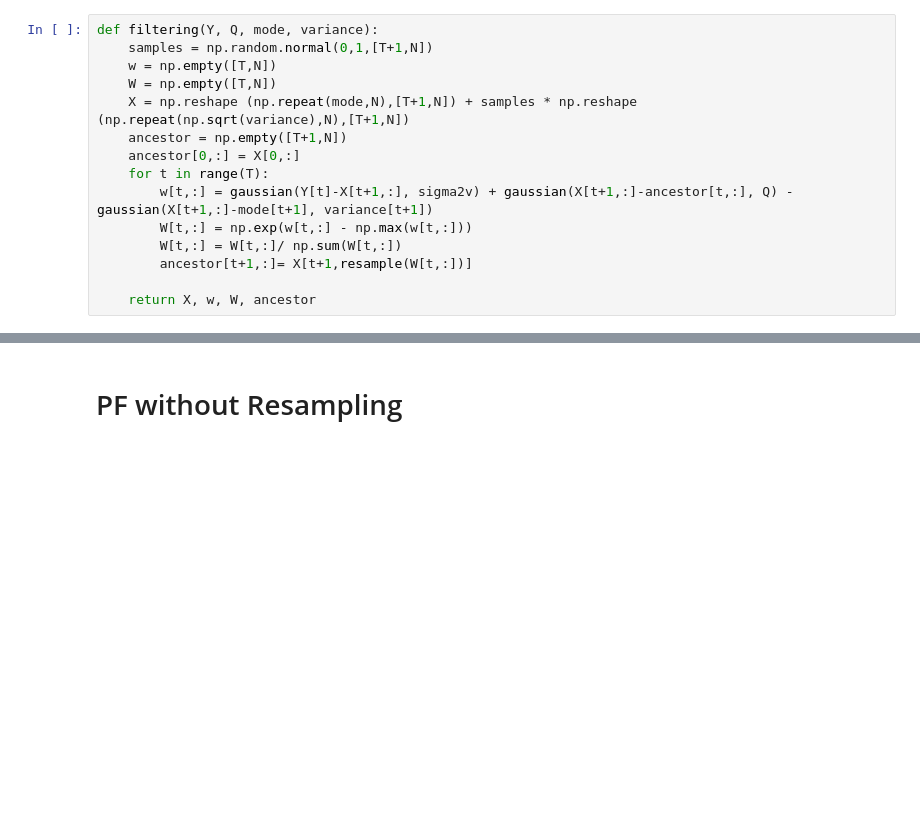
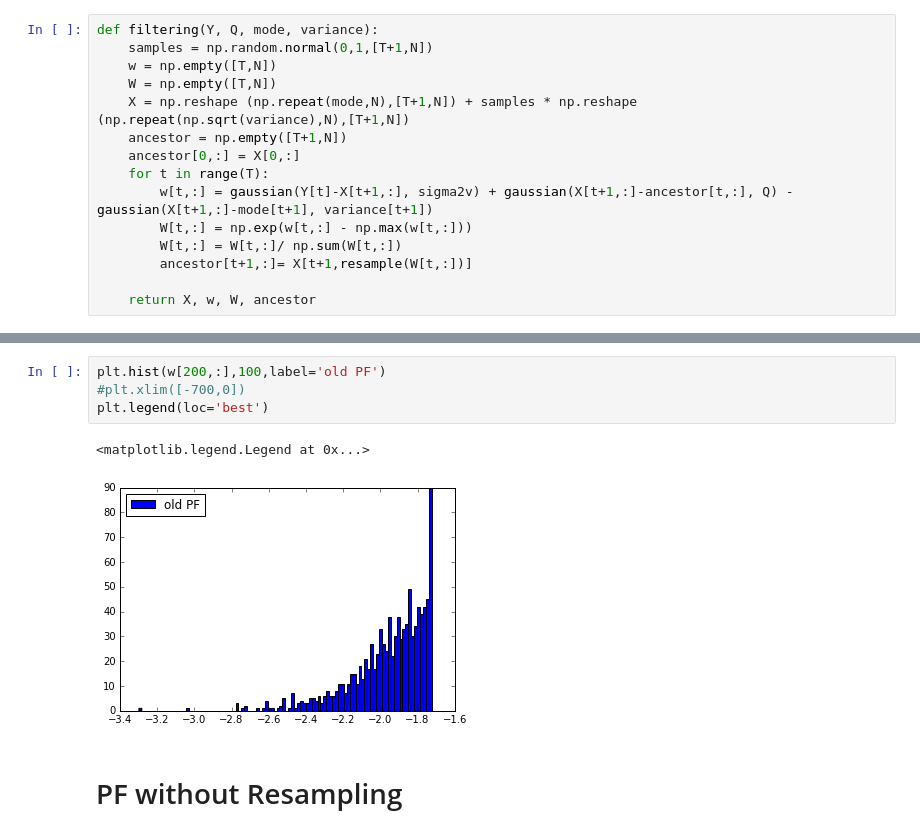
Before and after one commit to zyzdiana/ss_model_mixture, a Jupyter notebook: TEST_RESAMPLE.ipynb, the cells around one changed output, grey strips where cells are left out. Saved outputs shown, nothing was run; the diff lists cells and outputs as text; blank space fills up the shorter version.

```diff
--- a/TEST_RESAMPLE.ipynb
+++ b/TEST_RESAMPLE.ipynb
@@ -175,3 +223,10 @@ for i in range(len(sigma2e)):
+# %%
+plt.hist(w[200,:],100,label='old PF')
+#plt.xlim([-700,0])
+plt.legend(loc='best')
+# %% [output]
+<matplotlib.legend.Legend at 0x...>
+[figure, added]
 # %% [markdown]
 # PF without Resampling
 # %%
```
Also changed, not shown: parts of 22 cells of this notebook, 9 other files.
